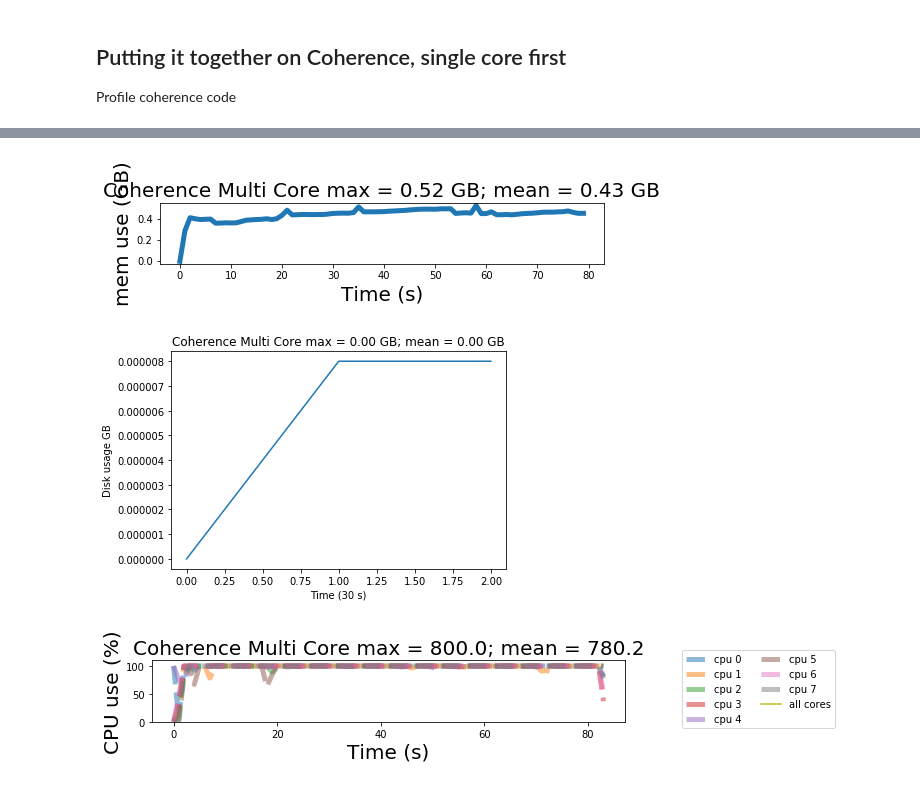
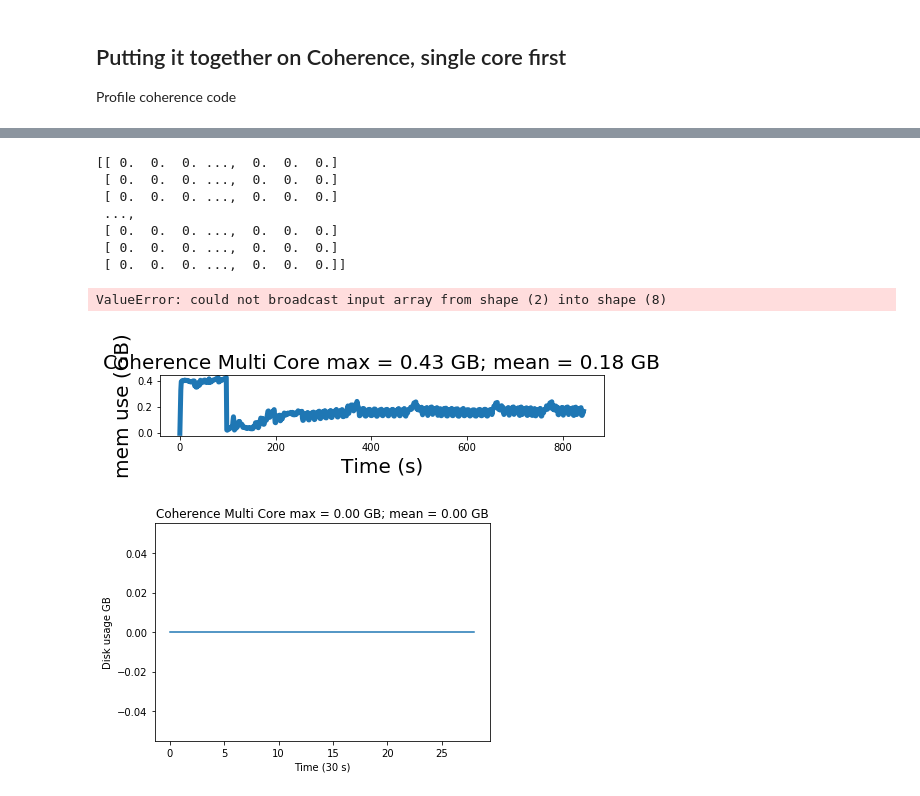
Before and after one commit to NeuroDataDesign/eeg-panda-s17f18, a Jupyter notebook: docs/notebooks/group/Specs_New.ipynb, the cells around one changed output, grey strips where cells are left out. Cells and saved outputs as stored; diff of their text form; code cells hidden in the pictures.

```diff
--- a/docs/notebooks/group/Specs_New.ipynb
+++ b/docs/notebooks/group/Specs_New.ipynb
@@ -115,6 +116,8 @@ cpufig.show()
 # %% [markdown]
 ## Putting it together on Coherence, single core first
 Profile coherence code
+# %%
+profiles_path = '../../../data/test_profiles/'
 # %%
 %%script false
 
@@ -148,12 +151,19 @@ cpufig.show()
 # %%
 title = 'Coherence Multi Core'
-memfig = memory_function('../../../code/scripts/mem.txt', title)
-diskfig = disk_function('../../../code/scripts/disk.txt', title)
-cpufig = cpu_function('../../../code/scripts/cpu.txt', title)
+memfig = memory_function(profiles_path + 'coh_multi_mem.txt', title)
+diskfig = disk_function(profiles_path + 'coh_multi_disk.txt', title)
+cpufig = cpu_function(profiles_path + 'coh_multi_cpu.txt', title)
 memfig.show()
 diskfig.show()
 cpufig.show()
 # %% [output]
+[[ 0.  0.  0. ...,  0.  0.  0.]
+ [ 0.  0.  0. ...,  0.  0.  0.]
+ [ 0.  0.  0. ...,  0.  0.  0.]
+ ...,
+ [ 0.  0.  0. ...,  0.  0.  0.]
+ [ 0.  0.  0. ...,  0.  0.  0.]
+ [ 0.  0.  0. ...,  0.  0.  0.]]
+ValueError: could not broadcast input array from shape (2) into shape (8)
-[figure, old version]
+[figure, new version]
-[figure, old version]
+[figure, new version]
-[figure, removed]
```
Also changed, not shown: parts of 2 cells of this notebook, 6 other files.
